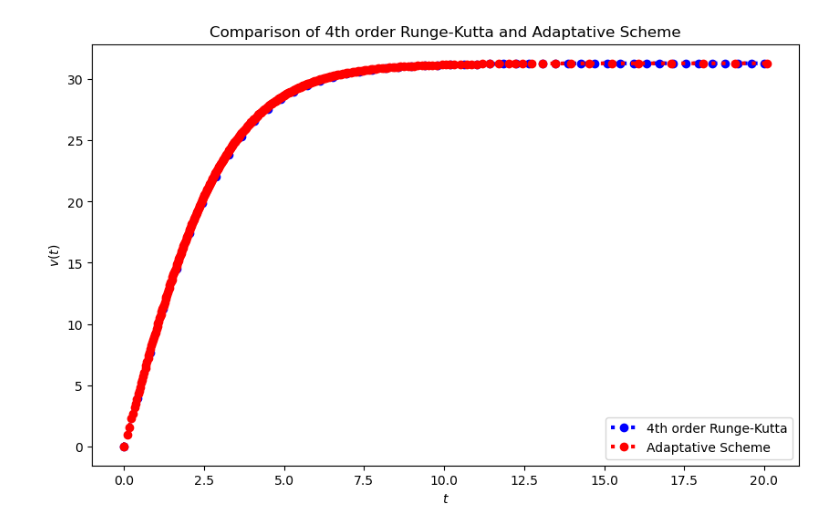
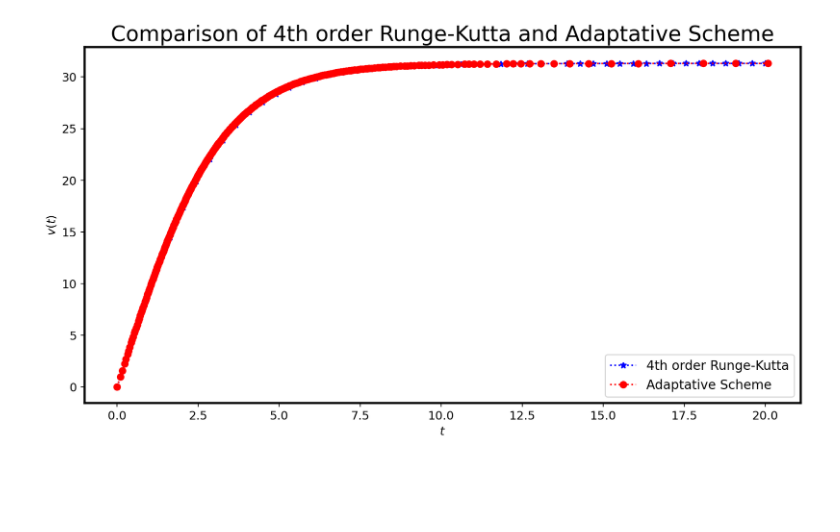
Before and after one commit to emmanuellfc/Tufts, a Jupyter notebook: Spring_2025/Computational_Physics/Full_Comparisson.ipynb, the cells around one changed output. Cells and saved outputs as stored; diff of their text form; code cells hidden in the pictures; blank space fills up the shorter version.

Commit message:
- Small improvements on Adaptative Scheme and Full Comparisson

```diff
--- a/Spring_2025/Computational_Physics/Full_Comparisson.ipynb
+++ b/Spring_2025/Computational_Physics/Full_Comparisson.ipynb
@@ -1,6 +1,21 @@
 # %%
 import numpy as np
 import matplotlib.pyplot as plt
+# %%
+# Set figure parameters for all plots
+newParams = {'figure.figsize'  : (12, 6),  # Figure size
+             'figure.dpi'      : 200,      # figure resolution
+             'axes.titlesize'  : 20,       # fontsize of title
+             'axes.labelsize'  : 11,       # fontsize of axes labels
+             'axes.linewidth'  : 2,        # width of the figure box lines
+             'lines.linewidth' : 1,        # width of the plotted lines
+             'savefig.dpi'     : 200,      # resolution of a figured saved using plt.savefig(filename)
+             'ytick.labelsize' : 11,       # fontsize of tick labels on y axis
+             'xtick.labelsize' : 11,       # fontsize of tick labels on x axis
+             'legend.fontsize' : 12,       # fontsize of labels in legend
+             'legend.frameon'  : True,     # activate frame on lengend?
+            }
+plt.rcParams.update(newParams) # Set new plotting parameters
 # %%
 # Define function that incorporates a a quadratic term as a drag
 g = 9.8
@@ -100,12 +114,11 @@ plt.show()
 # %%
-# Plot the solution
-plt.figure(figsize=(10,6))
-plt.plot(solver_drag[0],solver_drag[2],':bo' , linewidth=3.0,label=r'4th order Runge-Kutta')
-plt.plot(solver_adap[0],solver_adap[2],':ro' , linewidth=3.0,label=r'Adaptative Scheme')
+# Plot the solution for velocity
+plt.plot(solver_drag[0],solver_drag[2],':b*' , linewidth=1.5,label=r'4th order Runge-Kutta')
+plt.plot(solver_adap[0],solver_adap[2],':ro' , linewidth=1.5,label=r'Adaptative Scheme')
 plt.ylabel(r'$v(t)$')
 plt.xlabel(r'$t$')
 plt.title(r'Comparison of 4th order Runge-Kutta and Adaptative Scheme')
-plt.legend(loc=4)
+plt.legend()
 plt.show()
 # %% [output]
-[figure, old version]
+[figure, new version]
```
Also changed, not shown: parts of 1 cell of this notebook, 1 other file.
